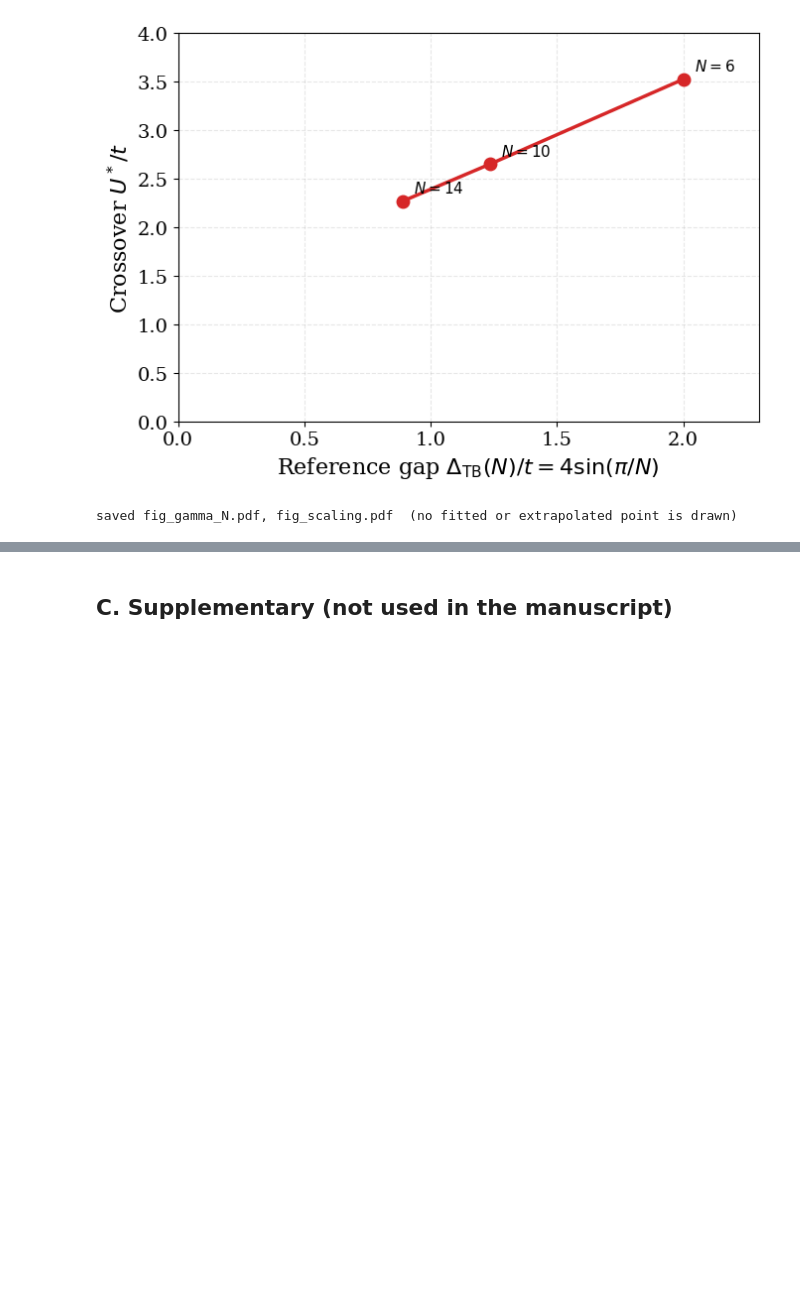
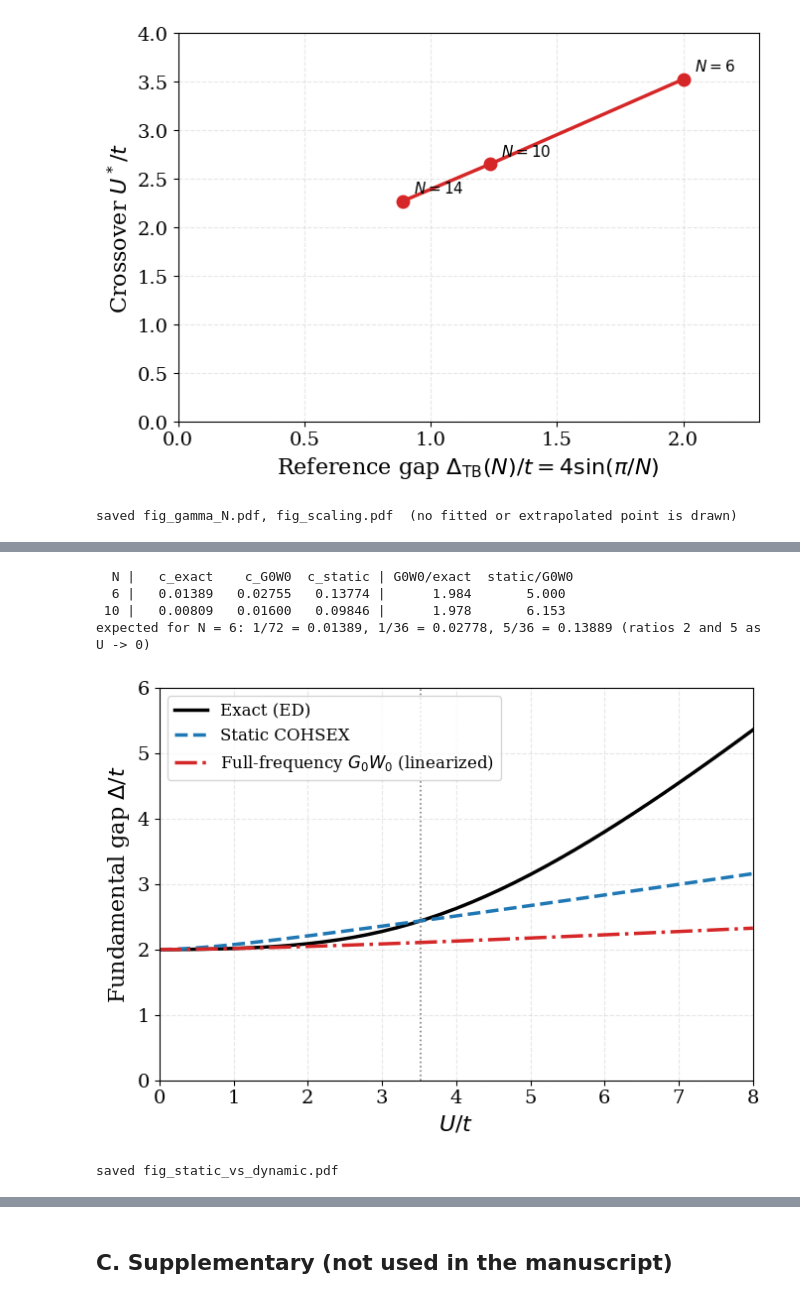
Before and after one commit to mikeatm/accidental-accuracy, a Jupyter notebook: Finite-extended-hubbard-ring-Accidental-Accuracy_consistent.ipynb, the cells around one changed output, grey strips where cells are left out. Cells and saved outputs as stored; diff of their text form; code cells hidden in the pictures; blank space fills up the shorter version.

```diff
--- a/Finite-extended-hubbard-ring-Accidental-Accuracy_consistent.ipynb
+++ b/Finite-extended-hubbard-ring-Accidental-Accuracy_consistent.ipynb
@@ -886,0 +993,14 @@ saved fig_gamma_N.pdf, fig_scaling.pdf  (no fitted or extrapolated point is draw
+# %%
+# ---- D3. static vs dynamic, N = 6, V = 0 (talk table) ---------------------------------------------------
+N = 6
+chi0, occ = get_chi0_static(N, T)
+print(f"{'U/t':>5} | {'exact':>7} {'static':>7} {'dynamic':>8} | {'G_stat':>6} {'G_dyn':>6} | {'Z':>6}")
+for U in (1.0, 2.0, Ustar6, 4.0, 6.0, 8.0):
+    ex = solver6.gap(U)
+    st = get_gw_gap(N, T, U, 0.0, chi0, occ)
+    r = g0w0_gap(N, T, U)
+    d_tb = get_tb_gap(N, T)
+    print(f"{U:5.2f} | {ex:7.4f} {st:7.4f} {r['dynamic']:8.4f} | {(ex - d_tb) / (st - d_tb):6.2f} "
+          f"{(ex - d_tb) / (r['dynamic'] - d_tb):6.2f} | {r['Z_homo']:6.4f}")
+z, _ = find_zeros(lambda U: solver6.gap(U) - g0w0_gap(N, T, U)['dynamic'], np.linspace(0.05, 8, 160))
+print("zeros of exact - dynamic gap:", [round(x, 3) for x in z])
@@ -886,0 +1016,38 @@ saved fig_gamma_N.pdf, fig_scaling.pdf  (no fitted or extrapolated point is draw
+# %%
+# ---- D4. second-order coefficients c in Delta = Delta_TB + c U^2 (+ O(U^3)) ---------------------------------
+U = 0.01
+print(f"{'N':>3} | {'c_exact':>9} {'c_G0W0':>9} {'c_static':>9} | G0W0/exact  static/G0W0")
+for N in (6, 10):
+    chi, occ = get_chi0_static(N, T)
+    tb = get_tb_gap(N, T)
+    ex = (solver6 if N == 6 else ExactGapSolver(N, T, verbose=False)).gap(U)
+    cx = (ex - tb) / U**2
+    cd = (g0w0_gap(N, T, U)['dynamic'] - tb) / U**2
+    cs = (get_gw_gap(N, T, U, 0.0, chi, occ) - tb) / U**2
+    print(f"{N:3d} | {cx:9.5f} {cd:9.5f} {cs:9.5f} | {cd / cx:10.3f}  {cs / cd:10.3f}")
+print("expected for N = 6: 1/72 = 0.01389, 1/36 = 0.02778, 5/36 = 0.13889 (ratios 2 and 5 as U -> 0)")
+# %% [output]
+  N |   c_exact    c_G0W0  c_static | G0W0/exact  static/G0W0
+  6 |   0.01389   0.02755   0.13774 |      1.984       5.000
+ 10 |   0.00809   0.01600   0.09846 |      1.978       6.153
+expected for N = 6: 1/72 = 0.01389, 1/36 = 0.02778, 5/36 = 0.13889 (ratios 2 and 5 as U -> 0)
+# %%
+# ---- D5. figure: exact, static COHSEX, full-frequency G0W0 (fig_static_vs_dynamic.pdf) ----------------------
+N = 6
+chi0, occ = get_chi0_static(N, T)
+U_f = np.linspace(0.0, 8.0, 41)
+ex = np.array([solver6.gap(U) for U in U_f])
+st = np.array([get_gw_gap(N, T, U, 0.0, chi0, occ) for U in U_f])
+dy = np.array([g0w0_gap(N, T, U)['dynamic'] if U > 0 else get_tb_gap(N, T) for U in U_f])
+fig, ax = plt.subplots(figsize=(7, 5))
+ax.plot(U_f, ex, 'k-', label='Exact (ED)')
+ax.plot(U_f, st, '--', color='tab:blue', label='Static COHSEX')
+ax.plot(U_f, dy, '-.', color='tab:red', label=r'Full-frequency $G_0W_0$ (linearized)')
+ax.axvline(Ustar6, color='gray', ls=':', lw=1.2)
+ax.set_xlabel(r'$U/t$'); ax.set_ylabel(r'Fundamental gap $\Delta/t$'); ax.set_xlim(0, 8); ax.set_ylim(0, 6)
+ax.legend(loc='upper left')
+plt.tight_layout(); plt.savefig('fig_static_vs_dynamic.pdf'); plt.show()
+print("saved fig_static_vs_dynamic.pdf")
+# %% [output]
+[figure, added]
+saved fig_static_vs_dynamic.pdf
```
Also changed, not shown: parts of 6 cells of this notebook.
